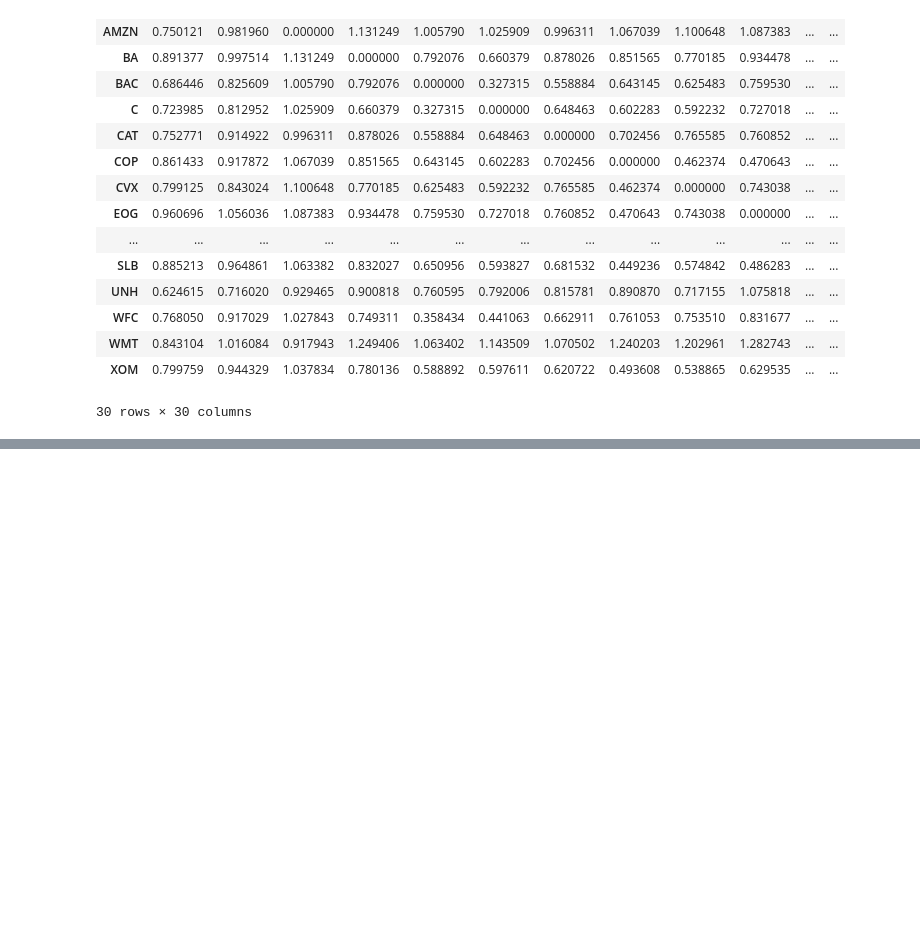
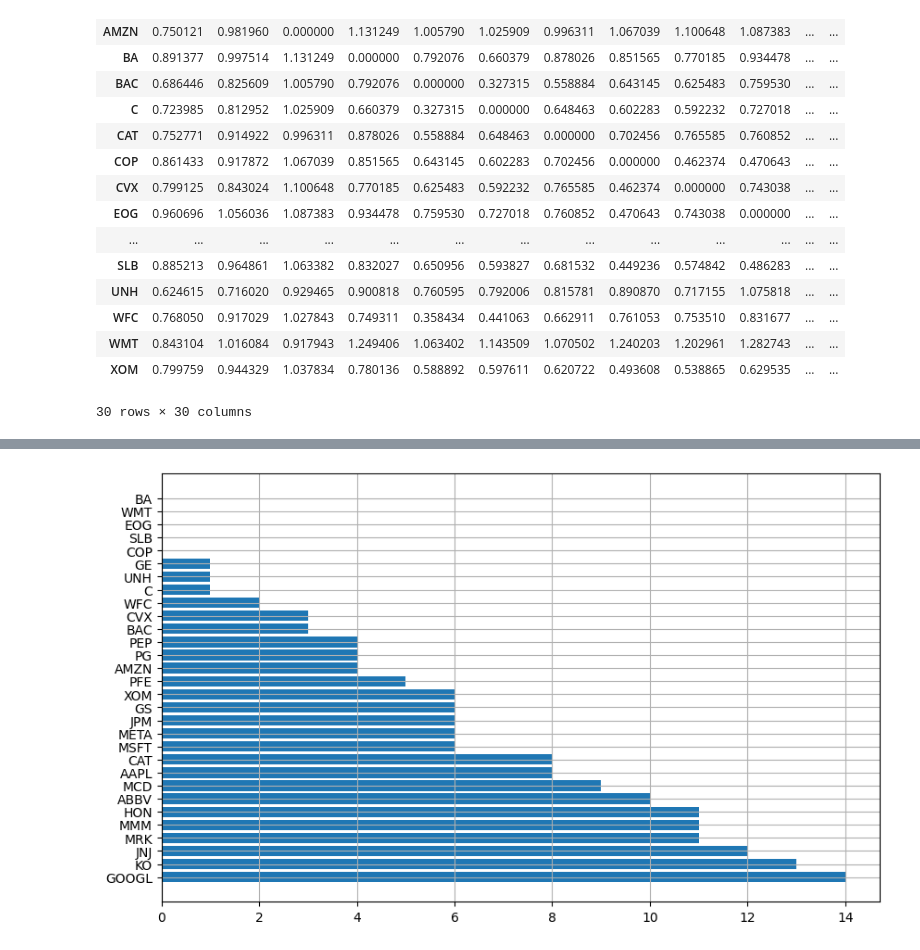
Before and after one commit to SemVan/BankingCourse, a Jupyter notebook: Seminar4.ipynb, the cells around one changed output, grey strips where cells are left out. Cells and saved outputs as stored; diff of their text form; code cells hidden in the pictures; blank space fills up the shorter version.

```diff
--- a/Seminar4.ipynb
+++ b/Seminar4.ipynb
@@ -196,0 +203,35 @@ plt.show()
+# %%
+ticker_influence = {}
+
+for ticker in tickers:
+    shocked_asset = ticker  # Акция, с которой начался кризис
+    shock_value = -0.10     # Падение на 10%
+
+    contagion_effects = {}
+    cnt = 0
+    for target_asset in tickers:
+        if target_asset == shocked_asset:
+            contagion_effects[target_asset] = shock_value
+        else:
+            correlation = corr_matrix.loc[target_asset][shocked_asset]
+            beta = correlation * volatilities.loc[target_asset] / volatilities.loc[shocked_asset]
+            expected_return = beta * shock_value
+            if expected_return < shock_value:
+                cnt += 1
+            contagion_effects[target_asset] = expected_return
+    ticker_influence[ticker] = cnt
+# %%
+from operator import itemgetter
+
+a = [1, 2, 3]
+b = [3, 2, 1]
+zipped = zip(list(ticker_influence.keys()), list(ticker_influence.values()))
+srtd = sorted(zipped, key=itemgetter(1), reverse=True)
+keys = [elem[0] for elem in srtd]
+values = [elem[1] for elem in srtd]
+# %%
+plt.figure(figsize=(10, 6))
+plt.barh(keys, values)
+plt.grid()
+# %% [output]
+[figure, added]
```
Also changed, not shown: parts of 3 cells of this notebook, 1 other file.
